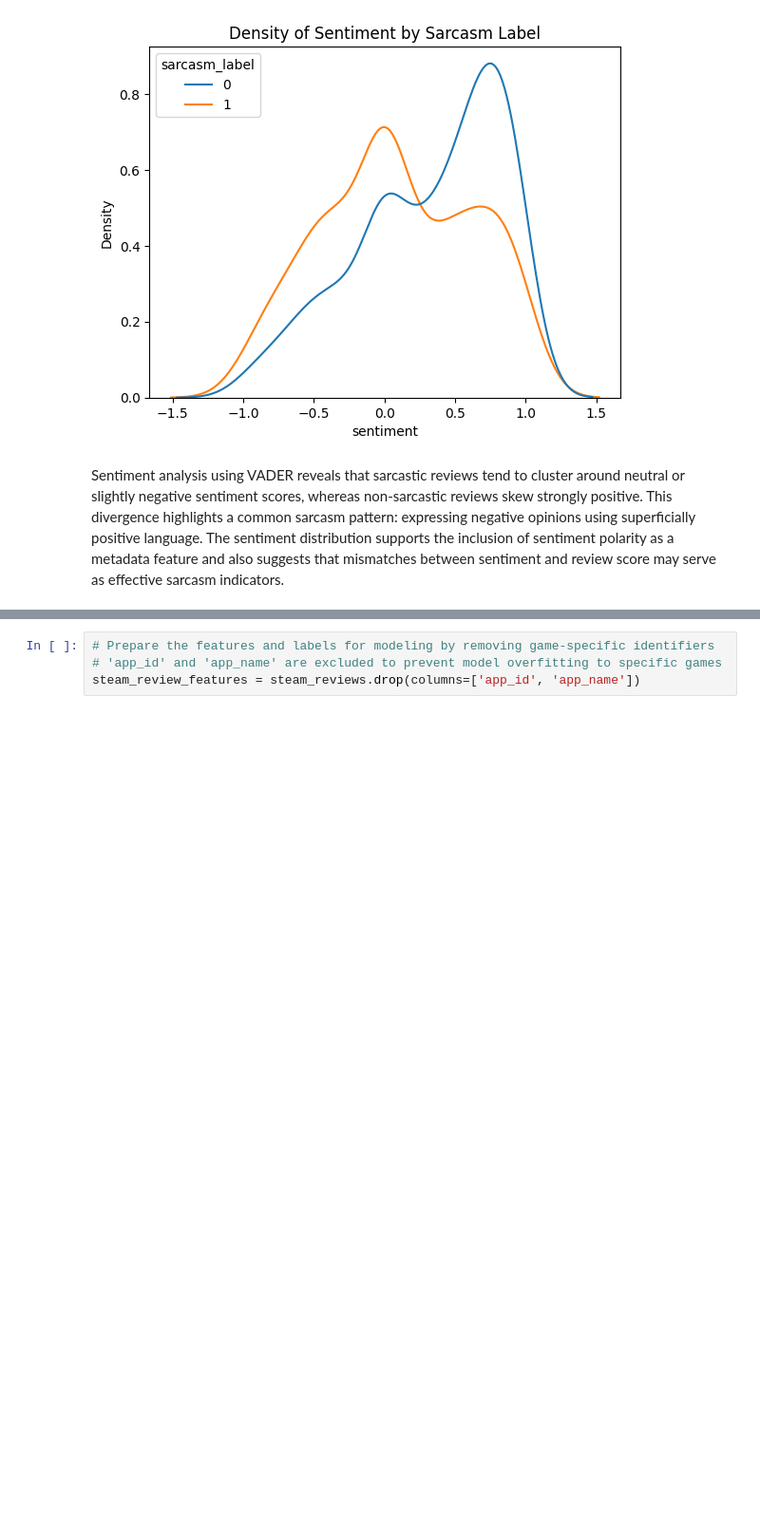
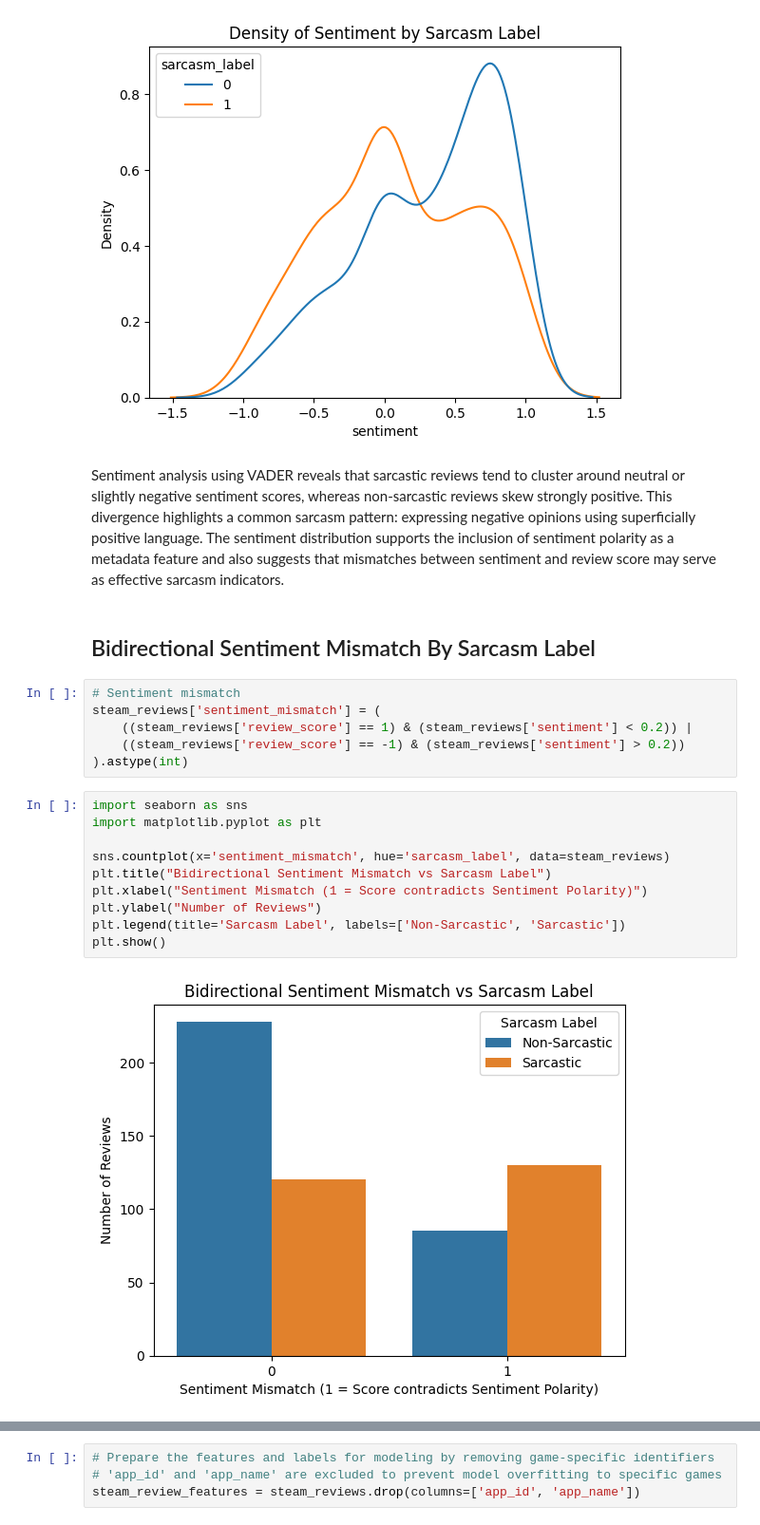
Before and after one commit to kozoB/steam-sarcasm-detection, a Jupyter notebook: Steam_Reviews_Sarcasm_Detection_Project.ipynb, the cells around one changed output, grey strips where cells are left out. Shown: that part at 95% size. Saved outputs shown, nothing was run; the diff lists cells and outputs as text; blank space fills up the shorter version.

```diff
--- a/Steam_Reviews_Sarcasm_Detection_Project.ipynb
+++ b/Steam_Reviews_Sarcasm_Detection_Project.ipynb
@@ -95,3 +94,23 @@ plt.show()
 [figure]
 # %% [markdown]
 Sentiment analysis using VADER reveals that sarcastic reviews tend to cluster around neutral or slightly negative sentiment scores, whereas non-sarcastic reviews skew strongly positive. This divergence highlights a common sarcasm pattern: expressing negative opinions using superficially positive language. The sentiment distribution supports the inclusion of sentiment polarity as a metadata feature and also suggests that mismatches between sentiment and review score may serve as effective sarcasm indicators.
+# %% [markdown]
+## Bidirectional Sentiment Mismatch By Sarcasm Label
+# %%
+# Sentiment mismatch
+steam_reviews['sentiment_mismatch'] = (
+    ((steam_reviews['review_score'] == 1) & (steam_reviews['sentiment'] < 0.2)) |
+    ((steam_reviews['review_score'] == -1) & (steam_reviews['sentiment'] > 0.2))
+).astype(int)
+# %%
+import seaborn as sns
+import matplotlib.pyplot as plt
+
+sns.countplot(x='sentiment_mismatch', hue='sarcasm_label', data=steam_reviews)
+plt.title("Bidirectional Sentiment Mismatch vs Sarcasm Label")
+plt.xlabel("Sentiment Mismatch (1 = Score contradicts Sentiment Polarity)")
+plt.ylabel("Number of Reviews")
+plt.legend(title='Sarcasm Label', labels=['Non-Sarcastic', 'Sarcastic'])
+plt.show()
+# %% [output]
+[figure, added]
```
Also changed, not shown: parts of 16 cells of this notebook.
